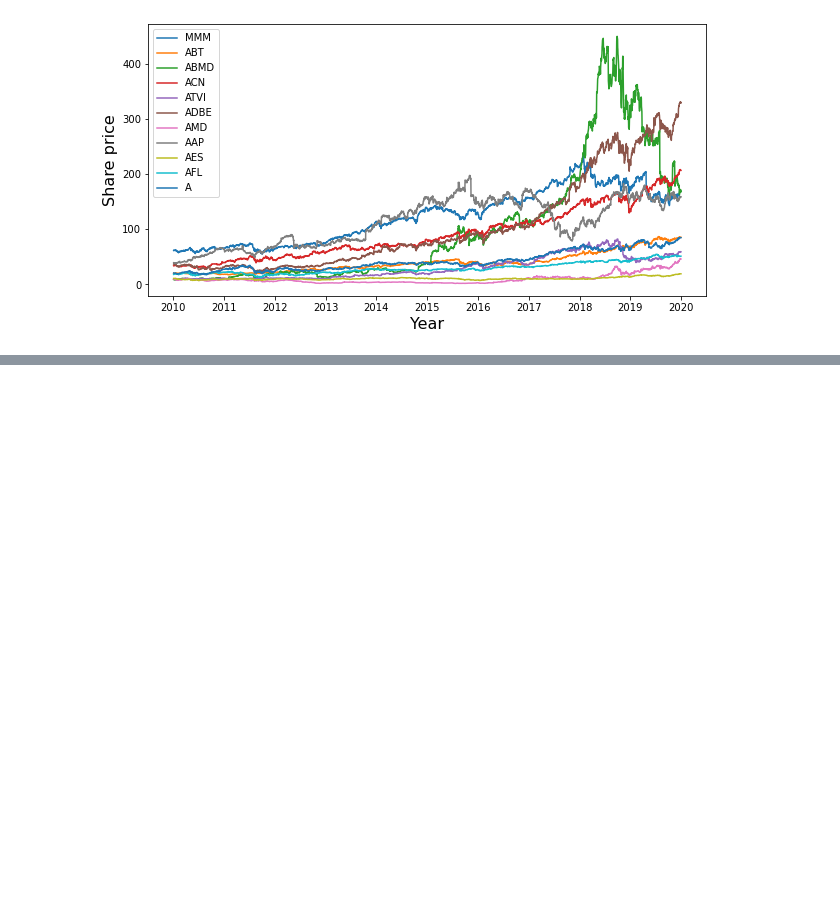
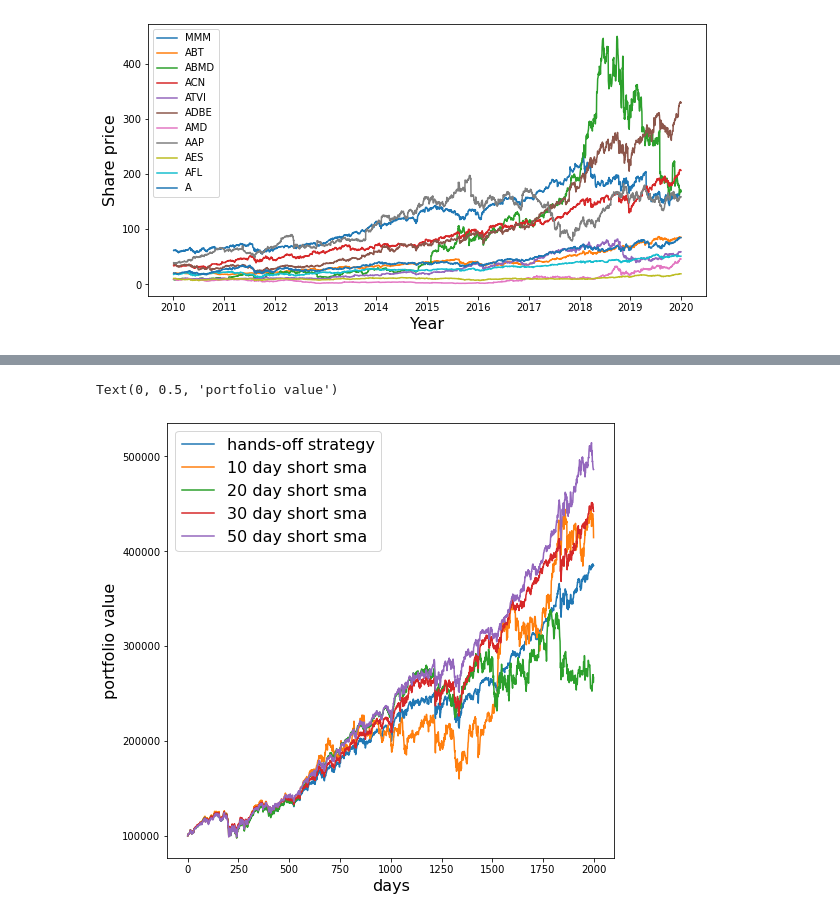
Before and after one commit to mrjoness/trend_following, a Jupyter notebook: trend_following.ipynb, the cells around one changed output, grey strips where cells are left out. Cells and saved outputs as stored; diff of their text form; code cells hidden in the pictures; blank space fills up the shorter version.

```diff
--- a/trend_following.ipynb
+++ b/trend_following.ipynb
@@ -309,13 +309,0 @@ ZION
-# %%
-# start a new portfolio with same conditions
-trend_port = Portfolio(extra_cash, init_dict)
-for t in range(ti, ti+5): #tf
-
-    # shift to fit sma and actions
-    t_sma = t+w_short
-
-    # get lists of buys and sells at given timestep
-    buy_list = buy_trajs[t_sma]
-    sell_list = sell_trajs[t_sma]
-
-    print(t, buy_list, sell_list)
@@ -327,0 +417,16 @@ for t in range(ti, ti+5): #tf
+# %%
+# plot which value over time for each strategy
+
+plt.figure(figsize=(8, 8))
+
+plt.plot(handsoff_val_list, label='hands-off strategy')
+
+for w_short, val_list in zip(short_list, all_values):
+    plt.plot(val_list, label=f'{w_short} day short sma')
+
+plt.legend(fontsize=16)
+plt.xlabel('days', fontsize=16)
+plt.ylabel('portfolio value', fontsize=16)
+# %% [output]
+Text(0, 0.5, 'portfolio value')
+[figure, added]
```
Also changed, not shown: parts of 9 cells of this notebook.
